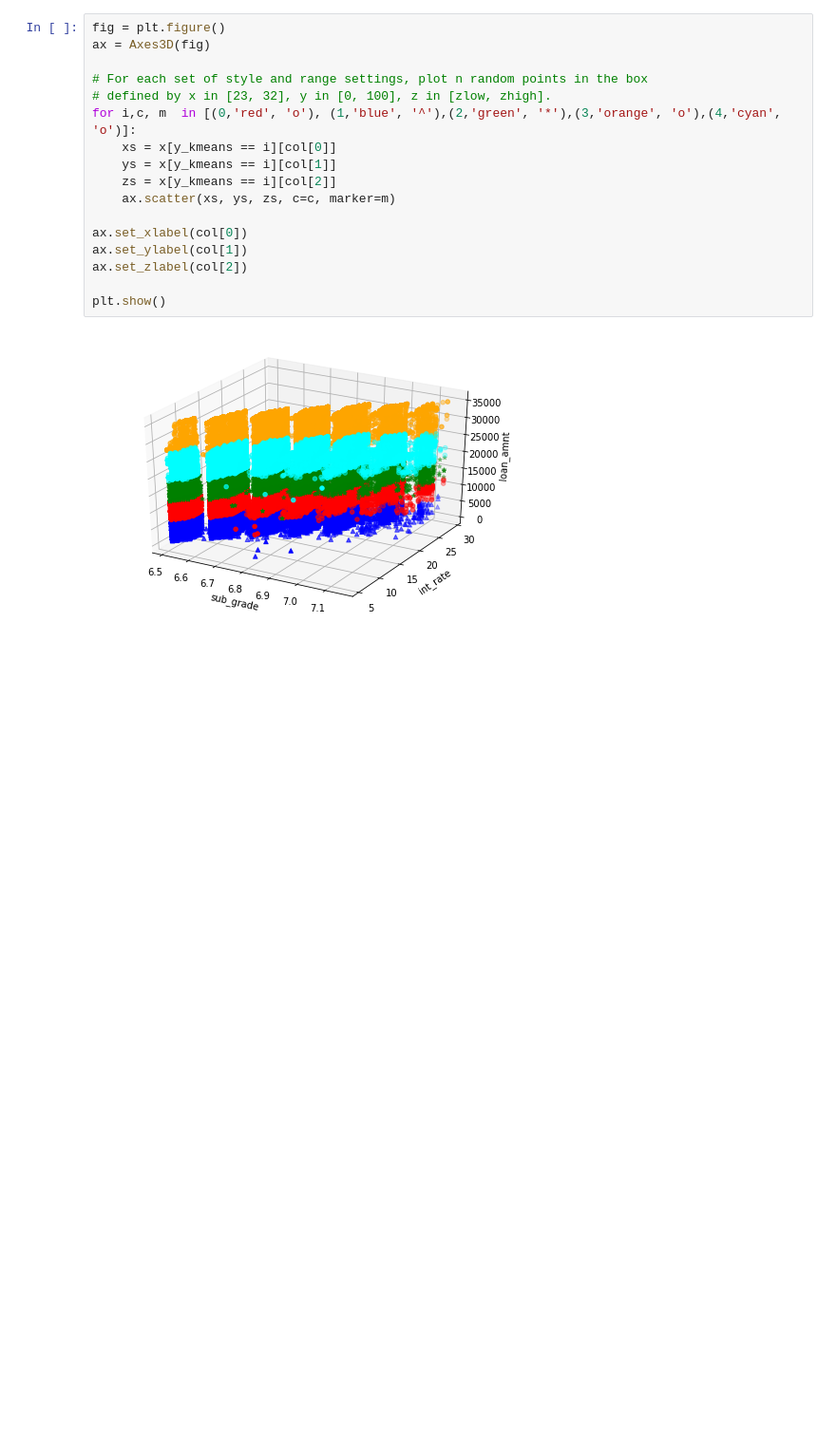
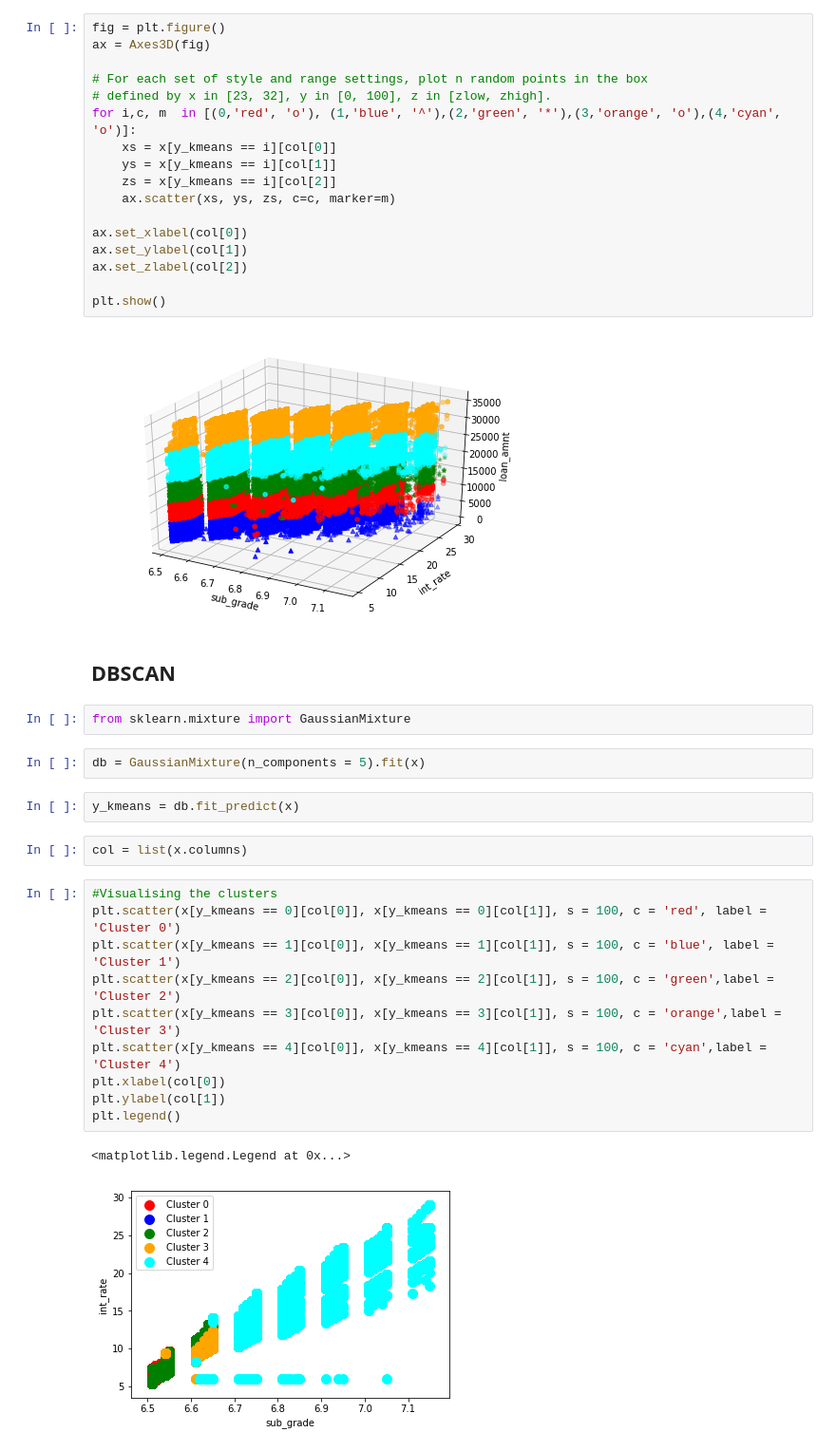
Before and after one commit to Anastasiyabordak/ODS_training, a Jupyter notebook: Unsupervised.ipynb, the cells around one changed output. Shown at 95% size. Saved outputs shown, nothing was run; the diff lists cells and outputs as text; blank space fills up the shorter version.

Commit message:
em with gaussian

```diff
--- a/Unsupervised.ipynb
+++ b/Unsupervised.ipynb
@@ -171,3 +173,26 @@ ax.set_zlabel(col[2])
 plt.show()
 # %% [output]
 [figure]
+# %% [markdown]
+## DBSCAN
+# %%
+from sklearn.mixture import GaussianMixture
+# %%
+db = GaussianMixture(n_components = 5).fit(x)
+# %%
+y_kmeans = db.fit_predict(x)
+# %%
+col = list(x.columns)
+# %%
+#Visualising the clusters
+plt.scatter(x[y_kmeans == 0][col[0]], x[y_kmeans == 0][col[1]], s = 100, c = 'red', label = 'Cluster 0')
+plt.scatter(x[y_kmeans == 1][col[0]], x[y_kmeans == 1][col[1]], s = 100, c = 'blue', label = 'Cluster 1')
+plt.scatter(x[y_kmeans == 2][col[0]], x[y_kmeans == 2][col[1]], s = 100, c = 'green',label = 'Cluster 2')
+plt.scatter(x[y_kmeans == 3][col[0]], x[y_kmeans == 3][col[1]], s = 100, c = 'orange',label = 'Cluster 3')
+plt.scatter(x[y_kmeans == 4][col[0]], x[y_kmeans == 4][col[1]], s = 100, c = 'cyan',label = 'Cluster 4')
+plt.xlabel(col[0])
+plt.ylabel(col[1])
+plt.legend()
+# %% [output]
+<matplotlib.legend.Legend at 0x...>
+[figure, added]
```
Also changed, not shown: parts of 5 cells of this notebook.
